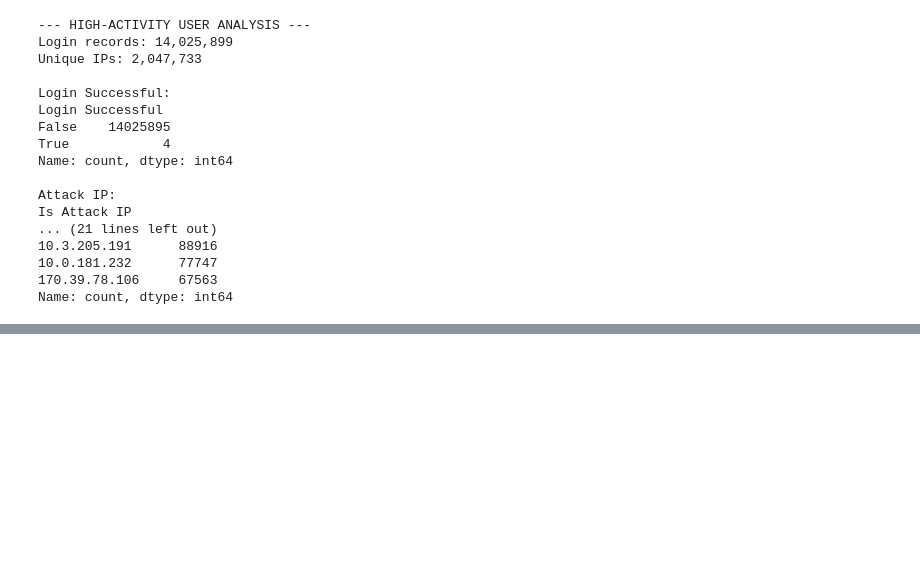
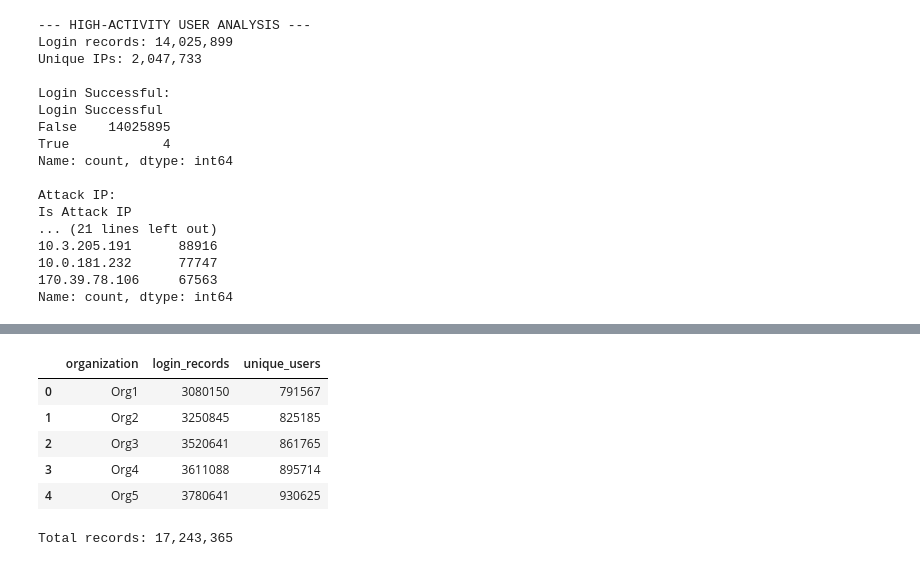
Before and after one commit to gulfatima-git/CredBlock-FL, a Jupyter notebook: notebooks/rba_exploration.ipynb, the cells around one changed output, grey strips where cells are left out. Saved outputs shown, nothing was run; the diff lists cells and outputs as text; code cells hidden in the pictures; blank space fills up the shorter version.

```diff
--- a/notebooks/rba_exploration.ipynb
+++ b/notebooks/rba_exploration.ipynb
@@ -503,0 +911,37 @@ Name: count, dtype: int64
+# %%
+ORG_GLOB = (
+    Path("../data/organizations")
+    .resolve()
+    .as_posix()
+    + "/**/*.parquet"
+)
+
+org_dataset_check = duckdb.sql(f"""
+    SELECT
+        organization,
+        COUNT(*) AS login_records,
+        COUNT(DISTINCT "User ID") AS unique_users
+
+    FROM read_parquet(
+        '{ORG_GLOB}',
+        hive_partitioning = true
+    )
+
+    GROUP BY organization
+    ORDER BY organization
+""").df()
+
+display(org_dataset_check)
+
+print(
+    "\nTotal records:",
+    f"{org_dataset_check['login_records'].sum():,}"
+)
+# %% [output]
+|  | organization | login_records | unique_users |
+| 0 | Org1 | 3080150 | 791567 |
+| 1 | Org2 | 3250845 | 825185 |
+| 2 | Org3 | 3520641 | 861765 |
+| 3 | Org4 | 3611088 | 895714 |
+| 4 | Org5 | 3780641 | 930625 |
+Total records: 17,243,365
```
Also changed, not shown: parts of 8 cells of this notebook.
